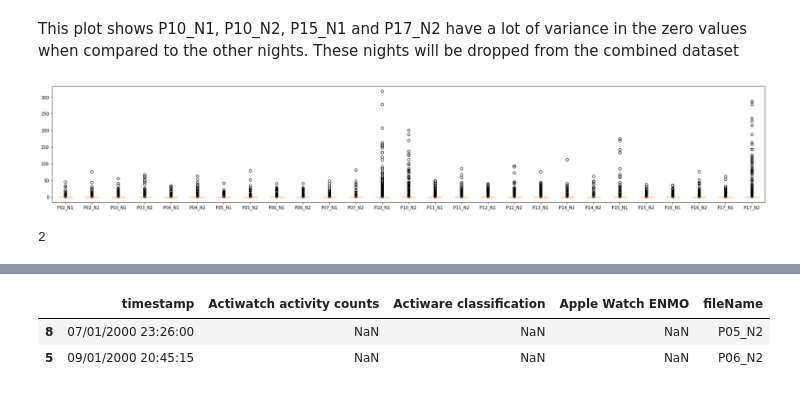
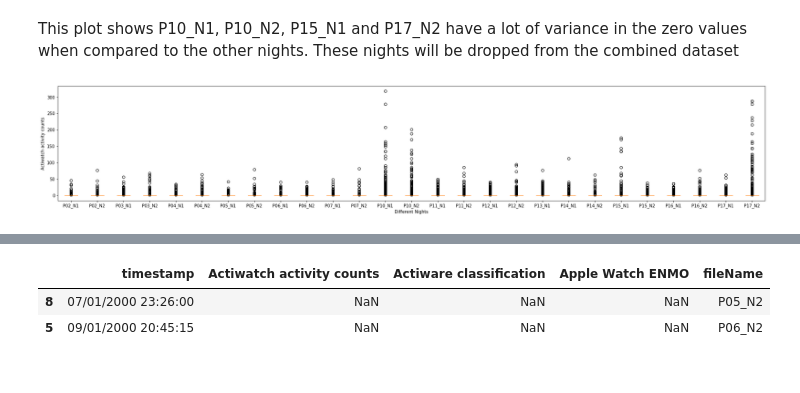
Before and after one commit to nishisandali/IFN646_Project, a Jupyter notebook: alice_preprocess.ipynb, the cells around one changed output, grey strips where cells are left out. Drawn from its saved outputs; the diff is of its cells as text; code cells hidden in the pictures.

```diff
--- a/alice_preprocess.ipynb
+++ b/alice_preprocess.ipynb
@@ -170,6 +132,9 @@ ax1.scatter(frames[23]['Apple Watch ENMO'], frames[23]['Actiwatch activity count
 ax1.scatter(frames[24]['Apple Watch ENMO'], frames[24]['Actiwatch activity counts'], s=10, color="r", marker="o", label='P16_N2')
 ax1.scatter(frames[25]['Apple Watch ENMO'], frames[25]['Actiwatch activity counts'], s=10, color="r", marker="o", label='P17_N1')
 ax1.scatter(frames[26]['Apple Watch ENMO'], frames[26]['Actiwatch activity counts'], s=10,  color="b",marker="o", label='P17_N2')#whack
+plt.rcParams["figure.figsize"] = (20,5)
+plt.xlabel('Apple Watch ENMO')
+plt.ylabel('Actiwatch activity counts')
 plt.legend(bbox_to_anchor=(1.1, 1.05))
 plt.show()
 # %% [output]
@@ -207,11 +174,9 @@ This plot shows P10_N1, P10_N2, P15_N1 and P17_N2 have a lot of variance in the
 # %%
 plt.boxplot(actiwatch, whis=1000)
 plt.rcParams["figure.figsize"] = (30,5)
 plt.xticks([1,2,3,4,5,6,7,8,9,10,11,12,13,14,15,16,17,18,19,20,21,22,23,24,25,26,27], fileNames)
+plt.xlabel('Different Nights')
+plt.ylabel('Actiwatch activity counts')
 plt.show()
 # %% [output]
-[figure, old version]
+[figure, new version]
-# %%
-final_df['Apple Watch ENMO'].isnull().sum()
-# %% [output]
-2
```
Also changed, not shown: parts of 14 cells of this notebook, 2 other files.
